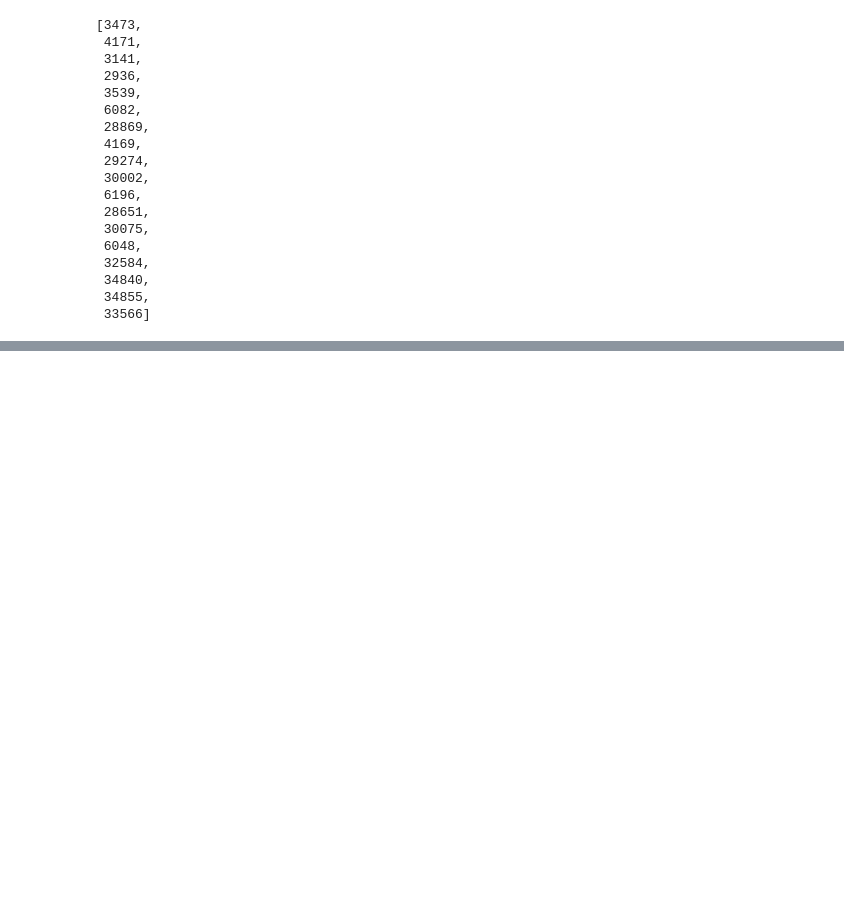
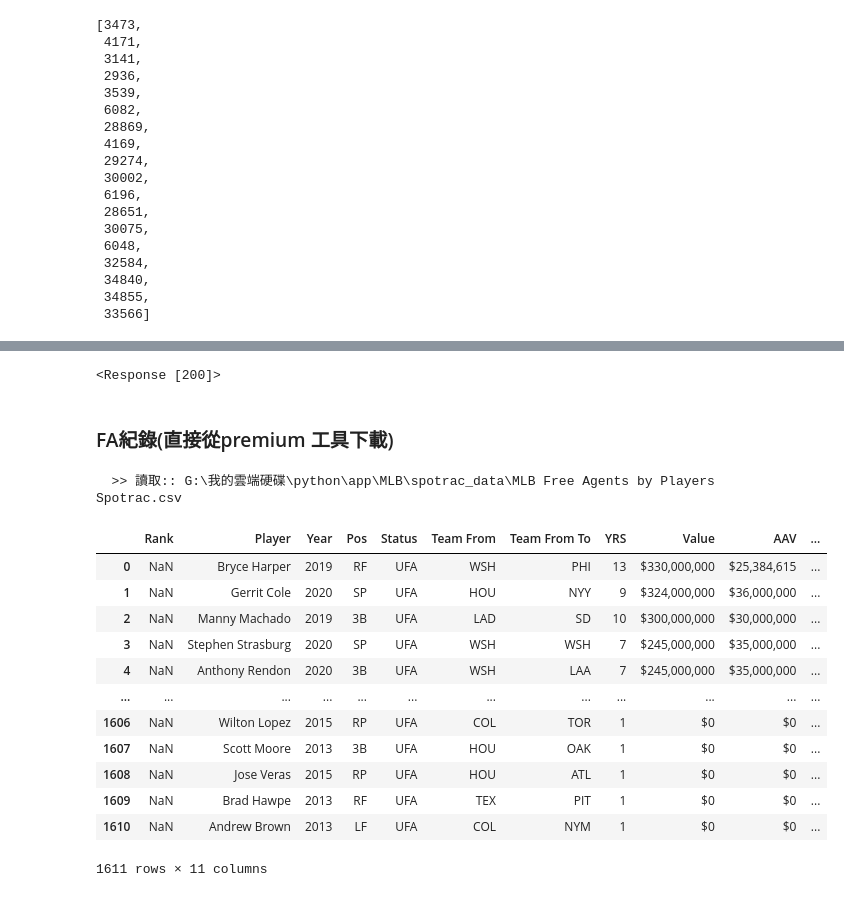
Before and after one commit to Jeff-Chen-Daguan/MLB_analysis, a Jupyter notebook: MLB資料來源.ipynb, the cells around one changed output, grey strips where cells are left out. Cells and saved outputs as stored; diff of their text form; code cells hidden in the pictures; blank space fills up the shorter version.

```diff
--- a/MLB資料來源.ipynb
+++ b/MLB資料來源.ipynb
@@ -712,0 +966,5 @@ stats_no_data_player_lst
+# %%
+r = rs.get("https://www.spotrac.com/redirect/player/129/") # 必須要登入 才有完整合約內容
+r
+# %% [output]
+<Response [200]>
@@ -712,0 +973,23 @@ stats_no_data_player_lst
+# %% [markdown]
+### FA紀錄(直接從premium 工具下載)
+# %%
+path = r"G:\我的雲端硬碟\python\app\MLB\spotrac_data\MLB Free Agents by Players  Spotrac.csv"
+FA_df = read_data_dir_fPathExt(path)
+# %% [output]
+  >> 讀取:: G:\我的雲端硬碟\python\app\MLB\spotrac_data\MLB Free Agents by Players  Spotrac.csv
+# %%
+FA_df #Year 為 YRS 第1年
+# %% [output]
+|  | Rank | Player | Year | Pos | Status | Team From | Team From To | YRS | Value | AAV | ... |
+| 0 | NaN | Bryce Harper | 2019 | RF | UFA | WSH | PHI | 13 | $330,000,000 | $25,384,615 | ... |
+| 1 | NaN | Gerrit Cole | 2020 | SP | UFA | HOU | NYY | 9 | $324,000,000 | $36,000,000 | ... |
+| 2 | NaN | Manny Machado | 2019 | 3B | UFA | LAD | SD | 10 | $300,000,000 | $30,000,000 | ... |
+| 3 | NaN | Stephen Strasburg | 2020 | SP | UFA | WSH | WSH | 7 | $245,000,000 | $35,000,000 | ... |
+| 4 | NaN | Anthony Rendon | 2020 | 3B | UFA | WSH | LAA | 7 | $245,000,000 | $35,000,000 | ... |
+| ... | ... | ... | ... | ... | ... | ... | ... | ... | ... | ... | ... |
+| 1606 | NaN | Wilton Lopez | 2015 | RP | UFA | COL | TOR | 1 | $0 | $0 | ... |
+| 1607 | NaN | Scott Moore | 2013 | 3B | UFA | HOU | OAK | 1 | $0 | $0 | ... |
+| 1608 | NaN | Jose Veras | 2015 | RP | UFA | HOU | ATL | 1 | $0 | $0 | ... |
+| 1609 | NaN | Brad Hawpe | 2013 | RF | UFA | TEX | PIT | 1 | $0 | $0 | ... |
+| 1610 | NaN | Andrew Brown | 2013 | LF | UFA | COL | NYM | 1 | $0 | $0 | ... |
+1611 rows × 11 columns
```
Also changed, not shown: parts of 47 cells of this notebook.
